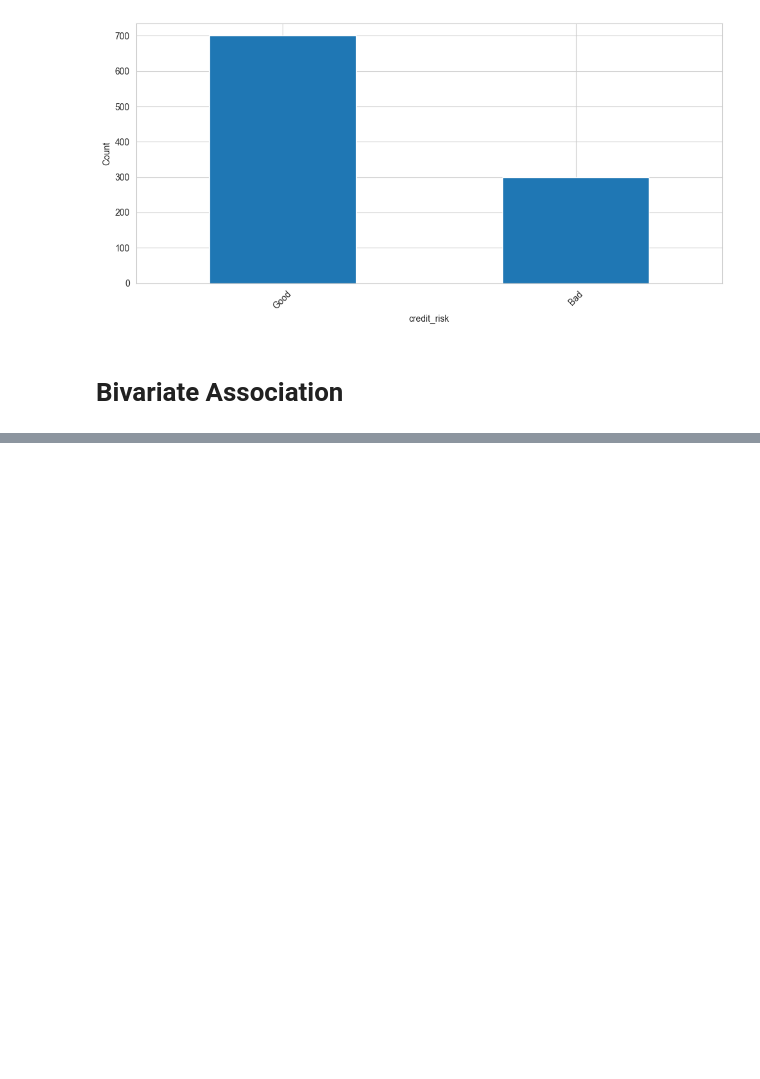
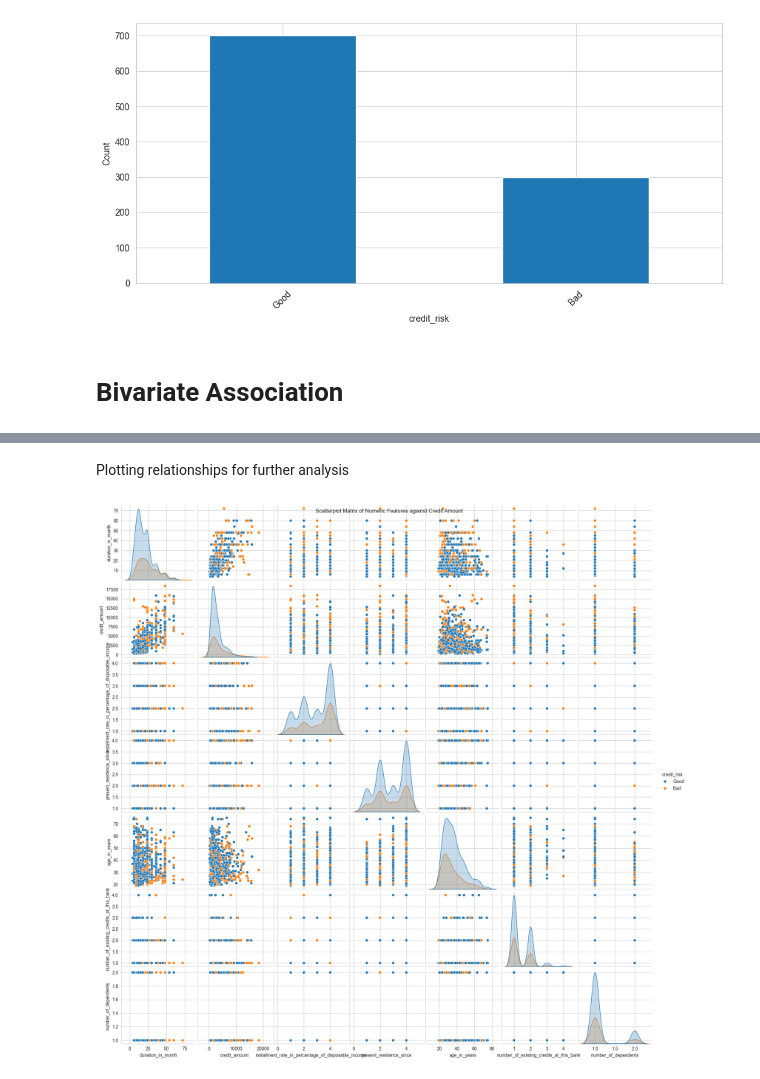
Before and after one commit to shamelbhimani/German_Credit_Analysis, a Jupyter notebook: sample.ipynb, the cells around one changed output, grey strips where cells are left out. Saved outputs shown, nothing was run; the diff lists cells and outputs as text; code cells hidden in the pictures; blank space fills up the shorter version.

```diff
--- a/sample.ipynb
+++ b/sample.ipynb
@@ -493,0 +520,11 @@ for col in categorical_columns:
+# %% [markdown]
+Plotting relationships for further analysis
+# %%
+numeric_pairplot = sns.pairplot(df, vars=numeric_columns, hue='credit_risk',
+                                diag_kind='kde', height=2.5)
+
+numeric_pairplot.fig.suptitle('Scatterplot Matrix of Numeric Features against'
+                              ' Credit Amount')
+plt.show()
+# %% [output]
+[figure, added]
```
Also changed, not shown: parts of 6 cells of this notebook.
